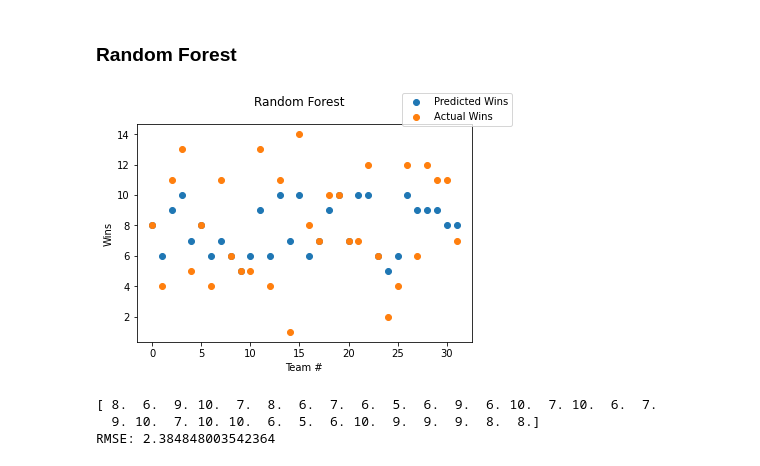
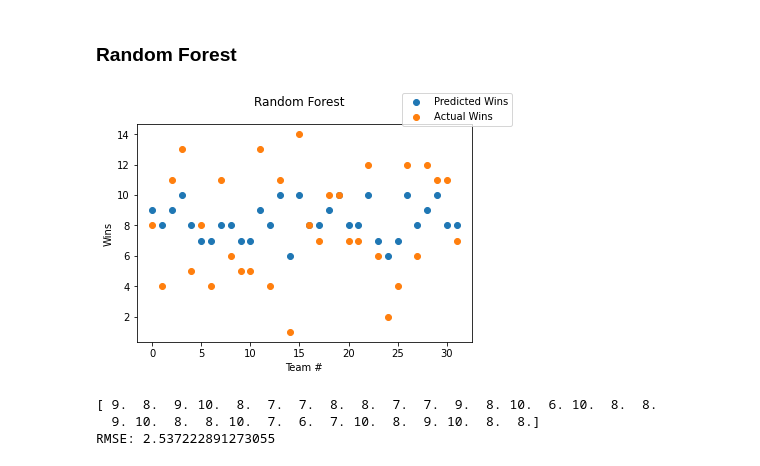
Before and after one commit to JuneyBoy/Football-SL-Project, a Jupyter notebook: Football_Predictions.ipynb, the cells around one changed output. Saved outputs shown, nothing was run; the diff lists cells and outputs as text; code cells hidden in the pictures.

Commit message:
random forest bootstrap on each tree build

```diff
--- a/Football_Predictions.ipynb
+++ b/Football_Predictions.ipynb
@@ -594,47 +594,47 @@ def grow_forest_tree(
 def grow_forest(observations, num_trees=1000):
     forest = []
     for i in range(num_trees):
-        num_subset_variables = int(np.sqrt(len(observations[0][:-1])))
-        num_attr = len(observations[0][:-1])
+        bootstrapped = create_bootstrapped_dataset(observations)
+        num_subset_variables = int(np.sqrt(len(bootstrapped[0][:-1])))
+        num_attr = len(bootstrapped[0][:-1])
         available_columns = [*range(num_attr)]
         root = grow_forest_tree(
-            TreeNode(), observations, num_subset_variables, available_columns
+            TreeNode(), bootstrapped, num_subset_variables, available_columns
         )
         forest.append(root)
     return forest
 
 
 def get_predictions_from_forest(forest, observations):
     tree_predictions = []
     for root in forest:
         tree_prediction = get_predictions_from_tree(
             root,
             observations,
         )
         tree_predictions.append(tree_prediction)
 
     # return mean of all corresponding columns (axis=0)
     return np.mean(tree_predictions, axis=0)
 
 
-bs_training = create_bootstrapped_dataset(training_examples)
-forest = grow_forest(bs_training, 100)
+forest = grow_forest(training_examples, 100)
 
 predicted_wins = np.round(
     get_predictions_from_forest(
         forest, [validation_example[:-1] for validation_example in validation_examples]
     )
 )
 
 actual_wins = [validation_example[-1] for validation_example in validation_examples]
 
 ex_nums = [i for i in range(len(predicted_wins))]
 
 plot_results(ex_nums, predicted_wins, actual_wins, "Random Forest")
 print(predicted_wins)
 print_rmse(predicted_wins, actual_wins)
 # %% [output]
-[figure, old version]
+[figure, new version]
-[ 8.  6.  9. 10.  7.  8.  6.  7.  6.  5.  6.  9.  6. 10.  7. 10.  6.  7.
-  9. 10.  7. 10. 10.  6.  5.  6. 10.  9.  9.  9.  8.  8.]
-RMSE: 2.384848003542364
+[ 9.  8.  9. 10.  8.  7.  7.  8.  8.  7.  7.  9.  8. 10.  6. 10.  8.  8.
+  9. 10.  8.  8. 10.  7.  6.  7. 10.  8.  9. 10.  8.  8.]
+RMSE: 2.537222891273055
```
Also changed, not shown: 1 other file.
